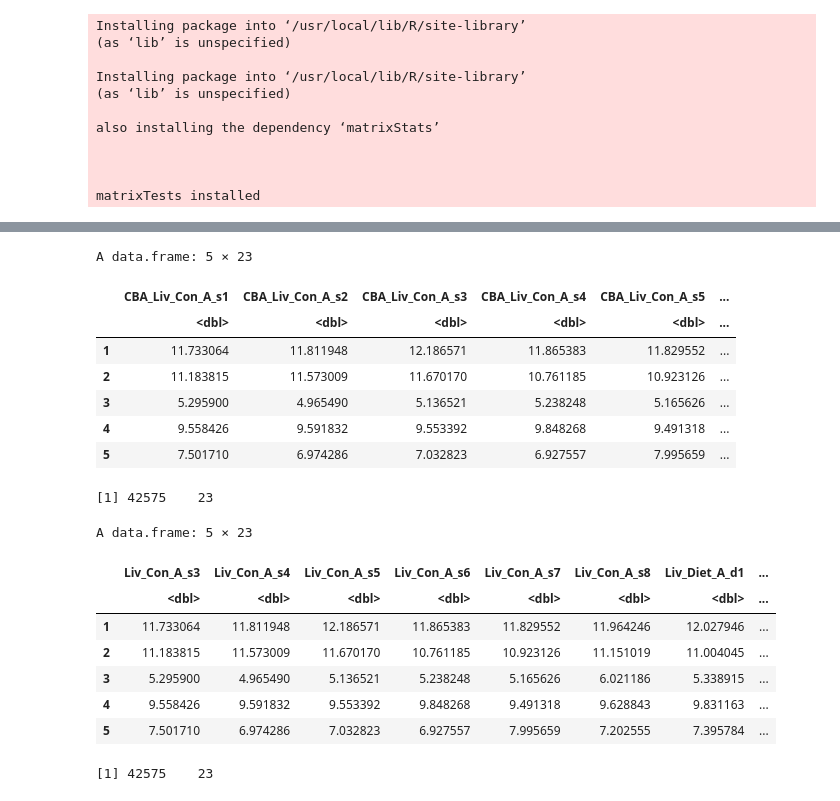
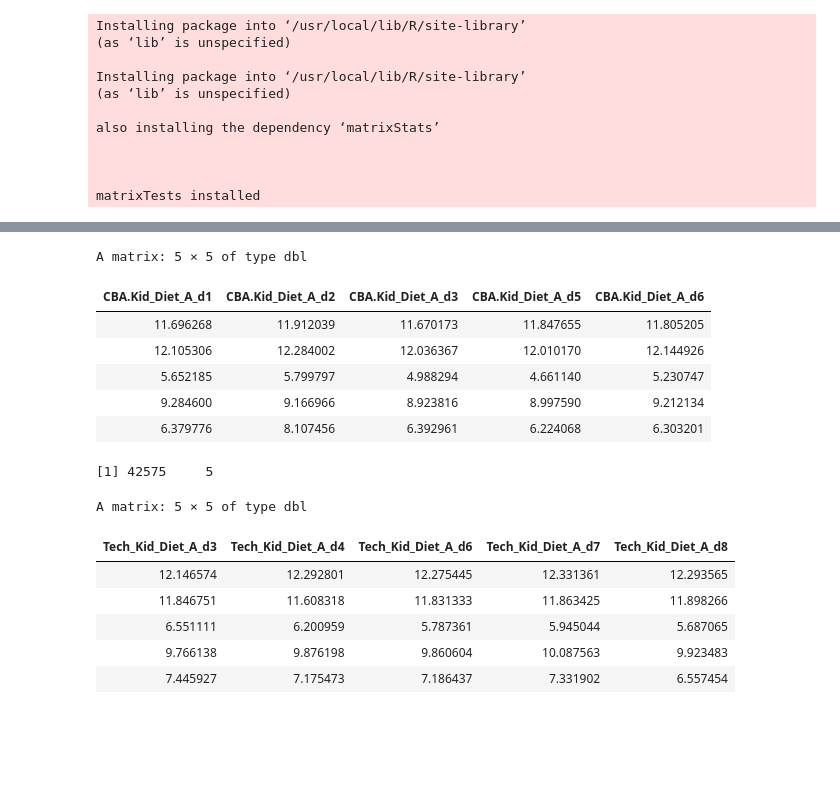
Before and after one commit to almedida/thesis, a Jupyter notebook: t_test.ipynb, the cells around one changed output, grey strips where cells are left out. Drawn from its saved outputs; the diff is of its cells as text; code cells hidden in the pictures; blank space fills up the shorter version.

```diff
--- a/t_test.ipynb
+++ b/t_test.ipynb
@@ -35,28 +26,33 @@ dataExprBALBTech_df <- as.data.frame(as.matrix(dataExpr2))
+# %%
+#load dataset on data_df
+kidneyCBAExpr = read.table("kidneyCBA.csv", header= TRUE, sep=",")
+kidneyTechExpr = read.table("kidneyTech.csv", header= TRUE, sep=",")
+# %%
+kidneyCBA_df <- data.matrix(as.data.frame(as.matrix(kidneyCBAExpr)), rownames.force = NA)
+
+kidneyTech_df <- data.matrix(as.data.frame(as.matrix(kidneyTechExpr)), rownames.force = NA)
 # %%
-head(dataExprCBA_df, 5)
+head(kidneyCBA_df, 5)
 
-dim(dataExprCBA_df)
+dim(kidneyCBA_df)
 
-head(dataExprBALBTech_df, 5)
+head(kidneyTech_df, 5)
 
-dim(dataExprBALBTech_df)
+#dim(liver_df)
 # %% [output]
-A data.frame: 5 × 23
+A matrix: 5 × 5 of type dbl
-|  | CBA_Liv_Con_A_s1 | CBA_Liv_Con_A_s2 | CBA_Liv_Con_A_s3 | CBA_Liv_Con_A_s4 | CBA_Liv_Con_A_s5 | ... |
-|  | <dbl> | <dbl> | <dbl> | <dbl> | <dbl> | ... |
-| 1 | 11.733064 | 11.811948 | 12.186571 | 11.865383 | 11.829552 | ... |
-| 2 | 11.183815 | 11.573009 | 11.670170 | 10.761185 | 10.923126 | ... |
-| 3 | 5.295900 | 4.965490 | 5.136521 | 5.238248 | 5.165626 | ... |
-| 4 | 9.558426 | 9.591832 | 9.553392 | 9.848268 | 9.491318 | ... |
-| 5 | 7.501710 | 6.974286 | 7.032823 | 6.927557 | 7.995659 | ... |
+| CBA.Kid_Diet_A_d1 | CBA.Kid_Diet_A_d2 | CBA.Kid_Diet_A_d3 | CBA.Kid_Diet_A_d5 | CBA.Kid_Diet_A_d6 |
+| 11.696268 | 11.912039 | 11.670173 | 11.847655 | 11.805205 |
+| 12.105306 | 12.284002 | 12.036367 | 12.010170 | 12.144926 |
+| 5.652185 | 5.799797 | 4.988294 | 4.661140 | 5.230747 |
+| 9.284600 | 9.166966 | 8.923816 | 8.997590 | 9.212134 |
+| 6.379776 | 8.107456 | 6.392961 | 6.224068 | 6.303201 |
-[1] 42575    23
+[1] 42575     5
-A data.frame: 5 × 23
+A matrix: 5 × 5 of type dbl
-|  | Liv_Con_A_s3 | Liv_Con_A_s4 | Liv_Con_A_s5 | Liv_Con_A_s6 | Liv_Con_A_s7 | Liv_Con_A_s8 | Liv_Diet_A_d1 | ... |
-|  | <dbl> | <dbl> | <dbl> | <dbl> | <dbl> | <dbl> | <dbl> | ... |
-| 1 | 11.733064 | 11.811948 | 12.186571 | 11.865383 | 11.829552 | 11.964246 | 12.027946 | ... |
-| 2 | 11.183815 | 11.573009 | 11.670170 | 10.761185 | 10.923126 | 11.151019 | 11.004045 | ... |
-| 3 | 5.295900 | 4.965490 | 5.136521 | 5.238248 | 5.165626 | 6.021186 | 5.338915 | ... |
-| 4 | 9.558426 | 9.591832 | 9.553392 | 9.848268 | 9.491318 | 9.628843 | 9.831163 | ... |
-| 5 | 7.501710 | 6.974286 | 7.032823 | 6.927557 | 7.995659 | 7.202555 | 7.395784 | ... |
+| Tech_Kid_Diet_A_d3 | Tech_Kid_Diet_A_d4 | Tech_Kid_Diet_A_d6 | Tech_Kid_Diet_A_d7 | Tech_Kid_Diet_A_d8 |
+| 12.146574 | 12.292801 | 12.275445 | 12.331361 | 12.293565 |
+| 11.846751 | 11.608318 | 11.831333 | 11.863425 | 11.898266 |
+| 6.551111 | 6.200959 | 5.787361 | 5.945044 | 5.687065 |
+| 9.766138 | 9.876198 | 9.860604 | 10.087563 | 9.923483 |
+| 7.445927 | 7.175473 | 7.186437 | 7.331902 | 6.557454 |
-[1] 42575    23
 # %%
```
Also changed, not shown: parts of 7 cells of this notebook.
